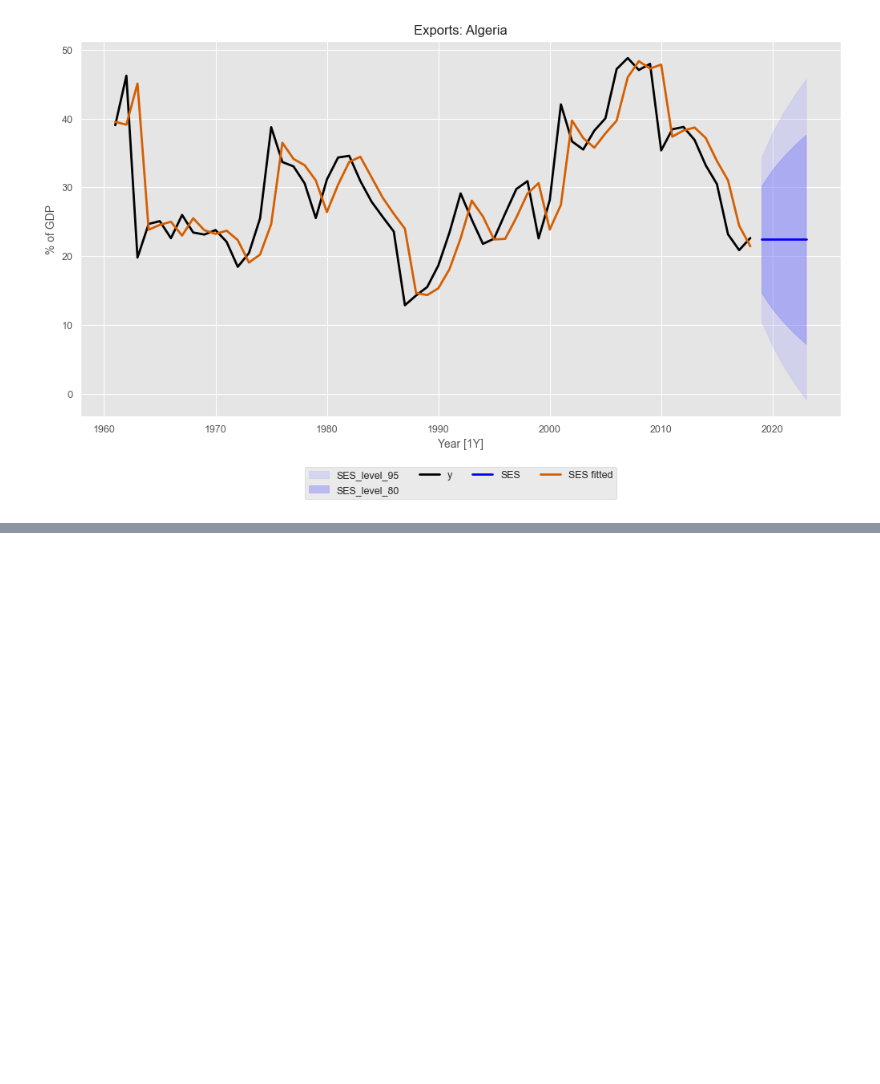
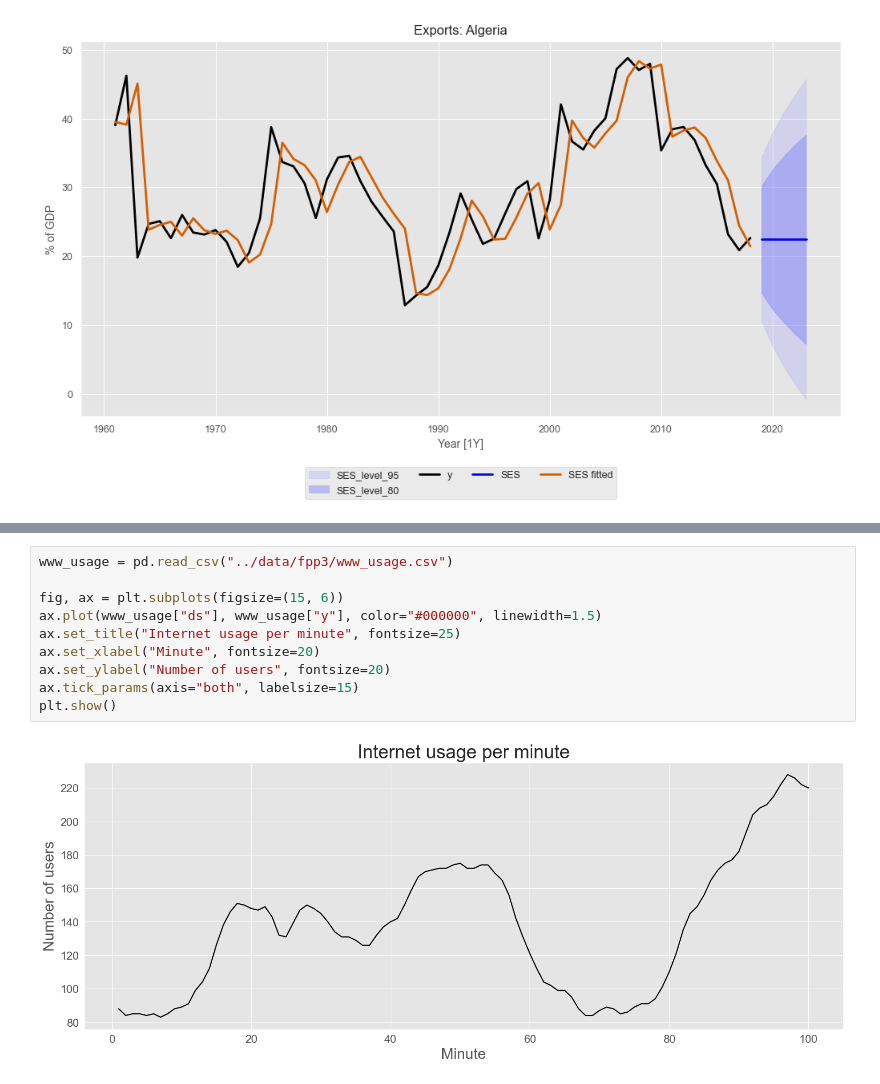
Before and after one commit to omeraytug/fpp3, a Jupyter notebook: code_alongs/08_exponential_smoothing.ipynb, the cells around one changed output, grey strips where cells are left out. Cells and saved outputs as stored; diff of their text form; blank space fills up the shorter version.

```diff
--- a/code_alongs/08_exponential_smoothing.ipynb
+++ b/code_alongs/08_exponential_smoothing.ipynb
@@ -211,0 +299,12 @@ plt.show()
+# %%
+www_usage = pd.read_csv("../data/fpp3/www_usage.csv")
+
+fig, ax = plt.subplots(figsize=(15, 6))
+ax.plot(www_usage["ds"], www_usage["y"], color="#000000", linewidth=1.5)
+ax.set_title("Internet usage per minute", fontsize=25)
+ax.set_xlabel("Minute", fontsize=20)
+ax.set_ylabel("Number of users", fontsize=20)
+ax.tick_params(axis="both", labelsize=15)
+plt.show()
+# %% [output]
+[figure, added]
```
Also changed, not shown: parts of 25 cells of this notebook, 1 other file.
